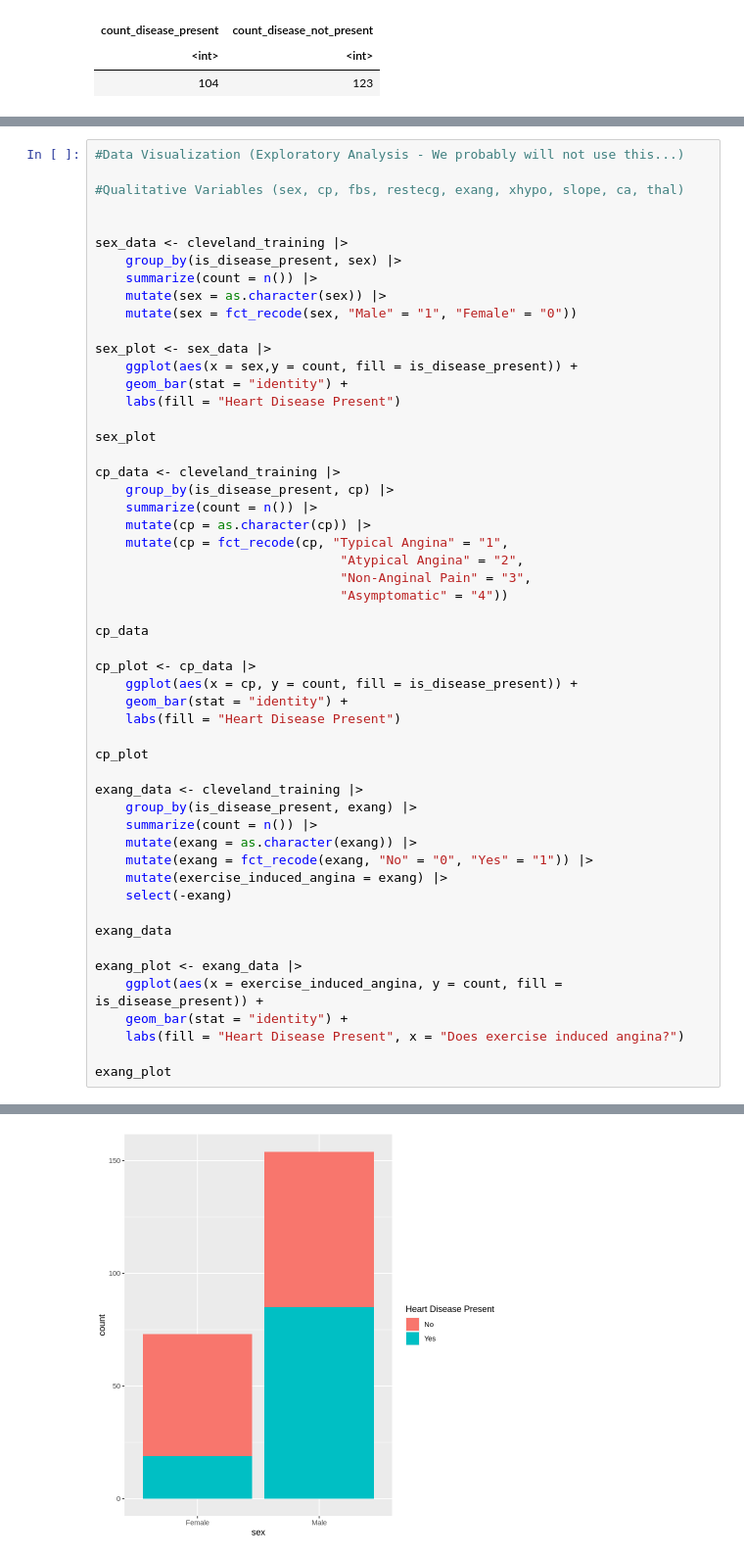
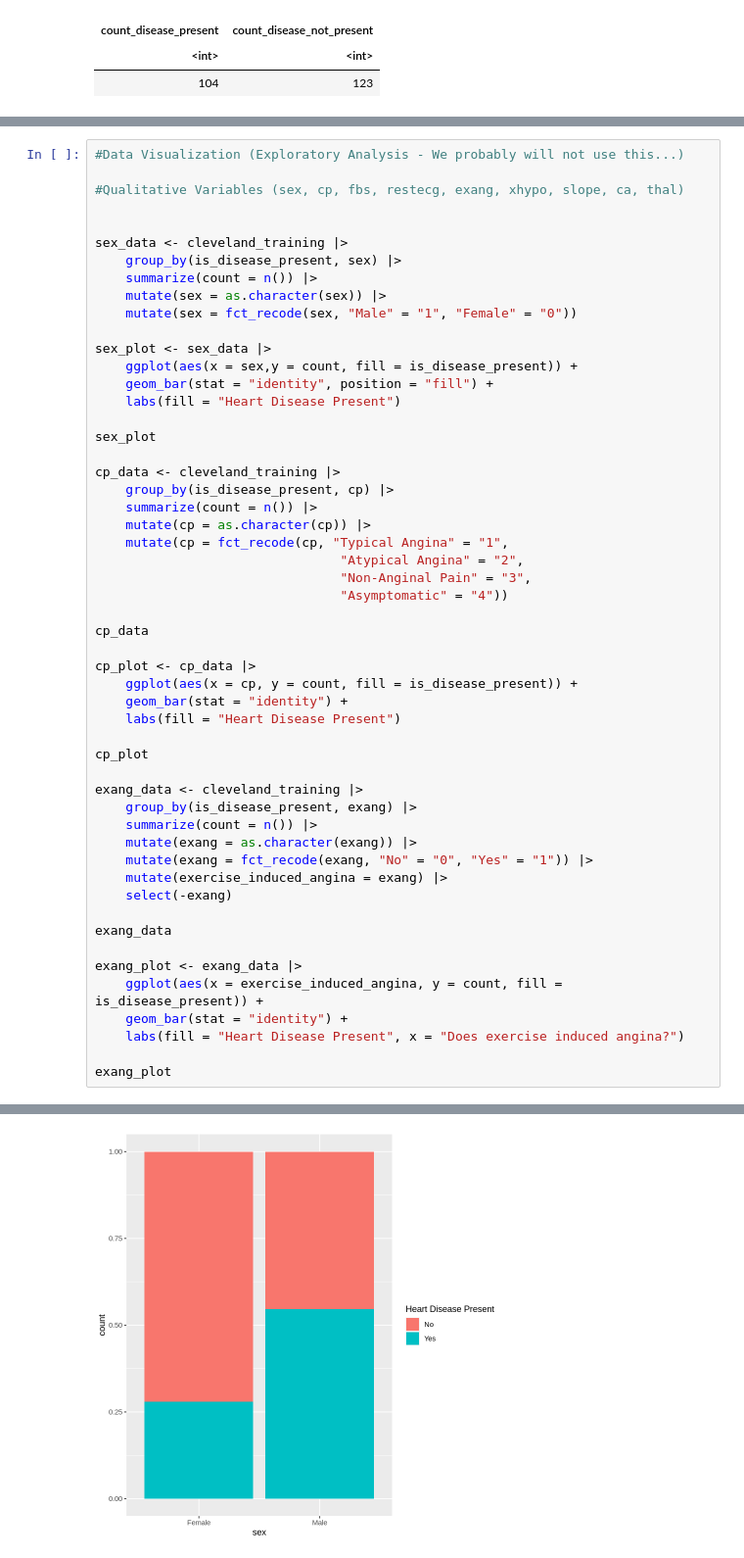
Before and after one commit to holiday-sean/dsci100_project, a Jupyter notebook: project.ipynb, the cells around one changed output, grey strips where cells are left out. Shown at 98% size. Drawn from its saved outputs; the diff is of its cells as text.

```diff
--- a/project.ipynb
+++ b/project.ipynb
@@ -186,7 +186,7 @@ sex_data <- cleveland_training |>
 
 sex_plot <- sex_data |>
     ggplot(aes(x = sex,y = count, fill = is_disease_present)) +
-    geom_bar(stat = "identity") +
+    geom_bar(stat = "identity", position = "fill") +
     labs(fill = "Heart Disease Present")
 
 sex_plot
@@ -244,4 +244,4 @@ A grouped_df: 8 × 3
-[figure, old version]
+[figure, new version]
 `summarise()` has grouped output by 'is_disease_present'. You can override
 using the `.groups` argument.
 A grouped_df: 4 × 3
```
Also changed, not shown: parts of 3 cells of this notebook.
